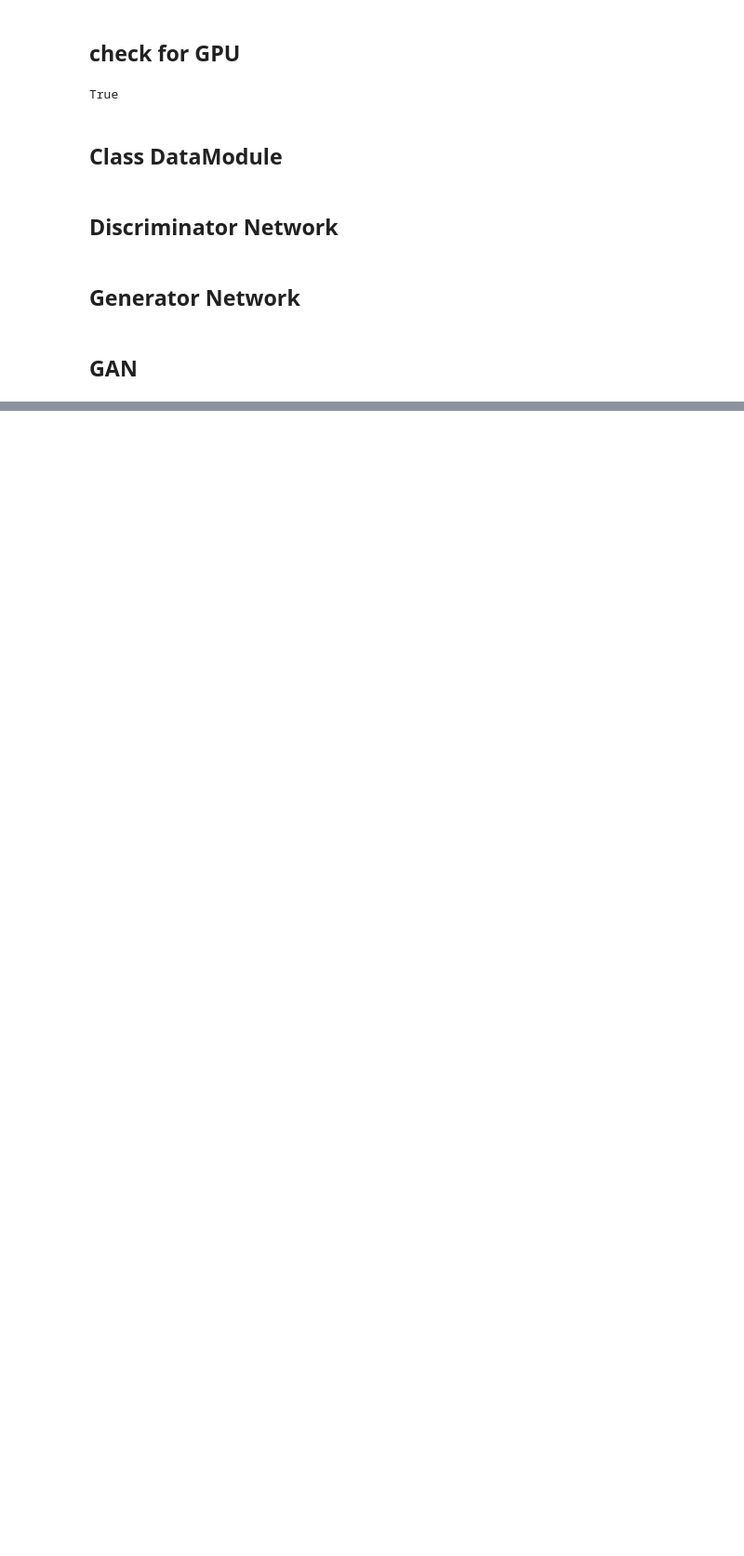
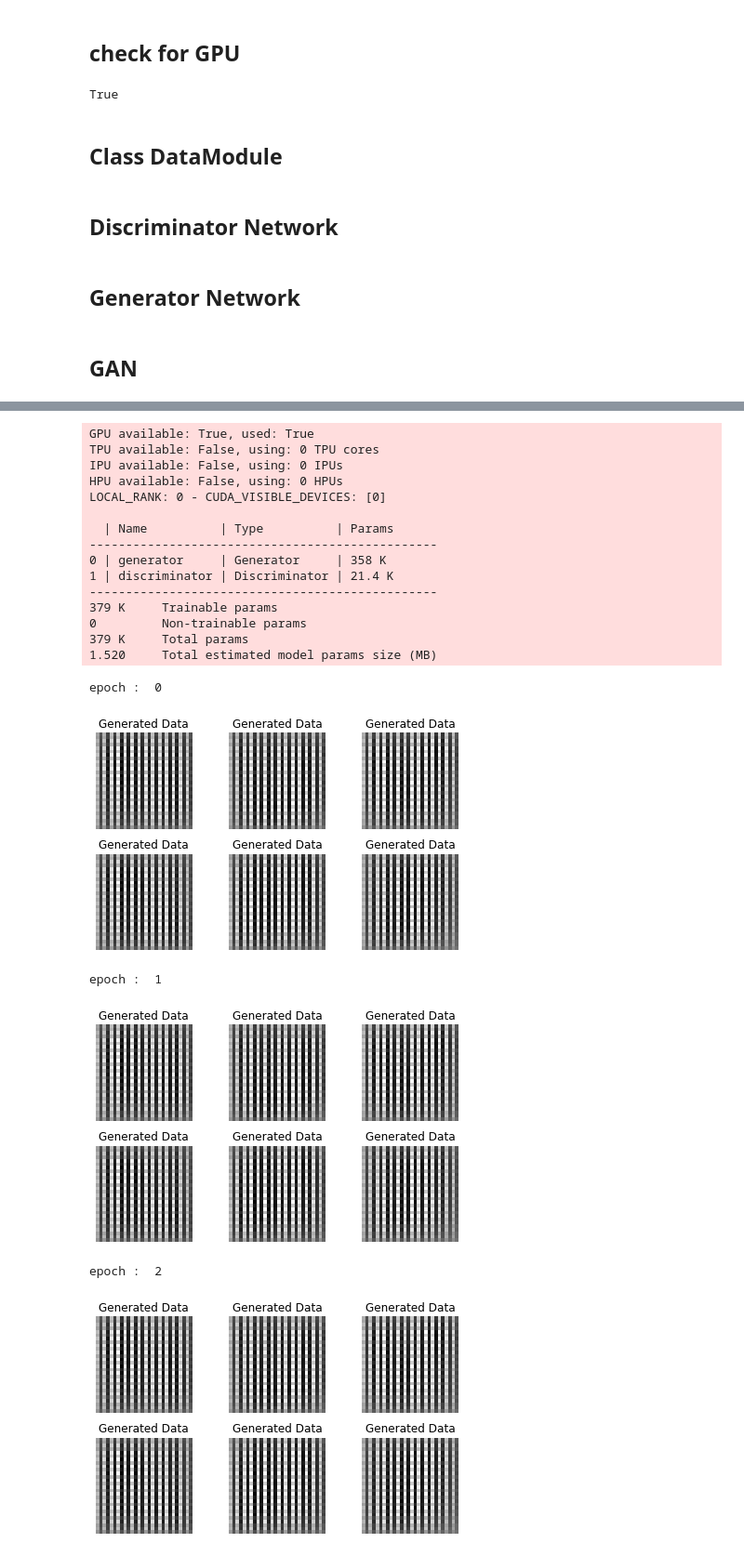
Before and after one commit to pr1266/PyTorch_GAN, a Jupyter notebook: GAN_PyTorch.ipynb, the cells around one changed output, grey strips where cells are left out. Shown at 93% size. Cells and saved outputs as stored; diff of their text form; code cells hidden in the pictures; blank space fills up the shorter version.

```diff
--- a/GAN_PyTorch.ipynb
+++ b/GAN_PyTorch.ipynb
@@ -25,7 +25,8 @@ random_seed = 42
 torch.manual_seed(random_seed)
 BATCH_SIZE = 128
 AVL_GPUS = min(1, torch.cuda.device_count())
-NUM_WORKERS = int(os.cpu_count() / 2)
+# NUM_WORKERS = int(os.cpu_count() / 2)
+NUM_WORKERS = 0
 # %% [markdown]
 ## Class DataModule
 # %%
@@ -219,0 +226,25 @@ model = GAN()
+# %%
+trainer = pl.Trainer(max_epochs = 20, gpus = AVL_GPUS)
+trainer.fit(model, dm)
+# %% [output]
+GPU available: True, used: True
+TPU available: False, using: 0 TPU cores
+IPU available: False, using: 0 IPUs
+HPU available: False, using: 0 HPUs
+LOCAL_RANK: 0 - CUDA_VISIBLE_DEVICES: [0]
+
+  | Name          | Type          | Params
+------------------------------------------------
+0 | generator     | Generator     | 358 K
+1 | discriminator | Discriminator | 21.4 K
+------------------------------------------------
+379 K     Trainable params
+0         Non-trainable params
+379 K     Total params
+1.520     Total estimated model params size (MB)
+epoch :  0
+[figure, added]
+epoch :  1
+[figure, added]
+epoch :  2
+[figure, added]
```
Also changed, not shown: parts of 3 cells of this notebook, 20 other files.
